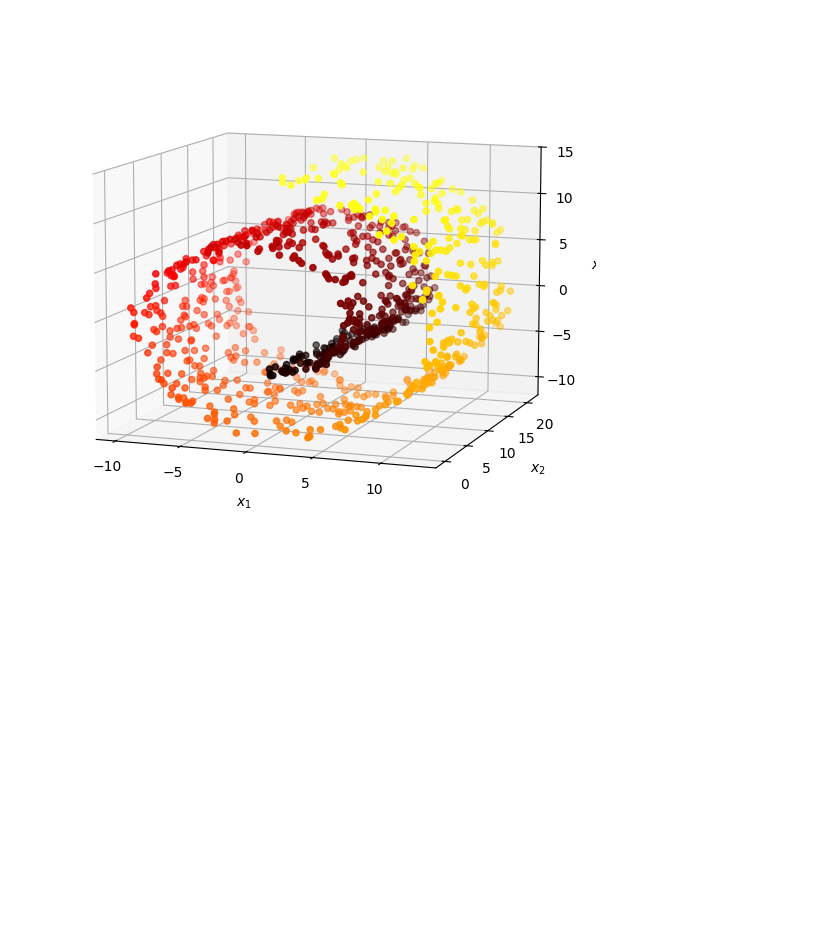
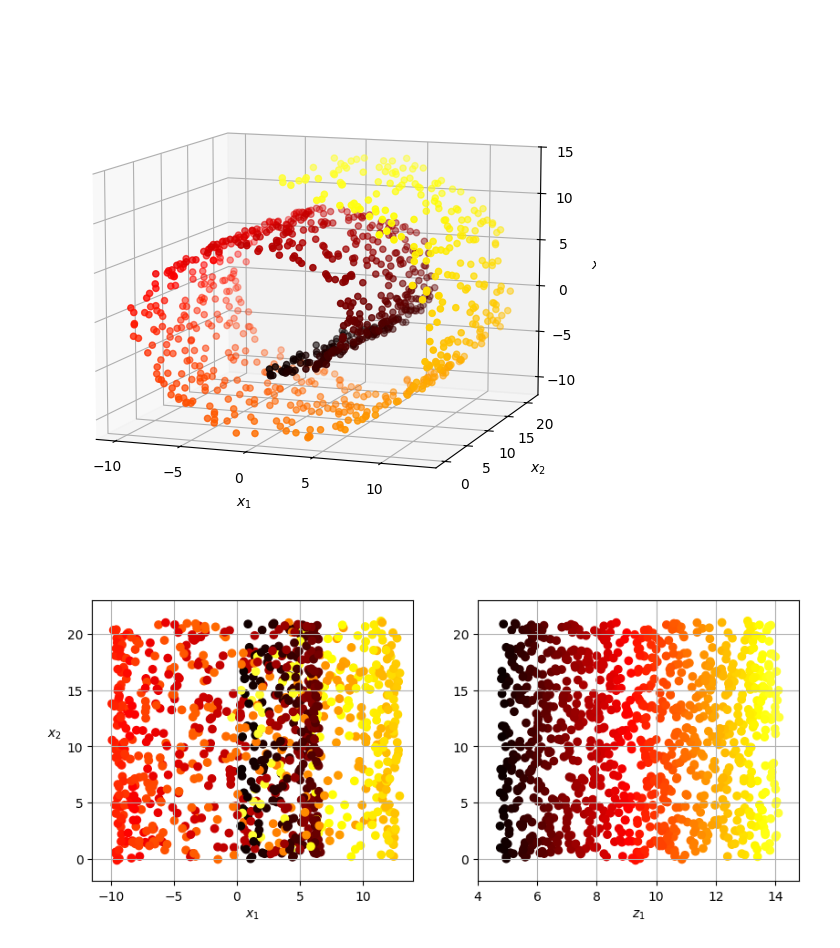
Before and after one commit to Brian342/Hands-On-Machine-Learning-with-Scikit-Learn, a Jupyter notebook: Chapter 8. Dimensionality Reduction.ipynb, the cells around one changed output. Saved outputs shown, nothing was run; the diff lists cells and outputs as text; code cells hidden in the pictures; blank space fills up the shorter version.

```diff
--- a/Chapter 8. Dimensionality Reduction.ipynb
+++ b/Chapter 8. Dimensionality Reduction.ipynb
@@ -104,3 +104,22 @@ set_xyz_axes(ax, axes)
 plt.show()
 # %% [output]
 [figure]
+# %%
+plt.figure(figsize=(10, 4))
+
+plt.subplot(121)
+plt.scatter(X_swiss[:, 0], X_swiss[:, 1], c=t, cmap=darker_hot)
+plt.axis(axes[:4])
+plt.xlabel("$x_1$")
+plt.ylabel("$x_2$", labelpad=10, rotation=0)
+plt.grid(True)
+
+plt.subplot(122)
+plt.scatter(t, X_swiss[:, 1], c=t, cmap=darker_hot)
+plt.axis([4, 14.8, axes[2], axes[3]])
+plt.xlabel("$z_1$")
+plt.grid(True)
+
+plt.show()
+# %% [output]
+[figure, added]
```
